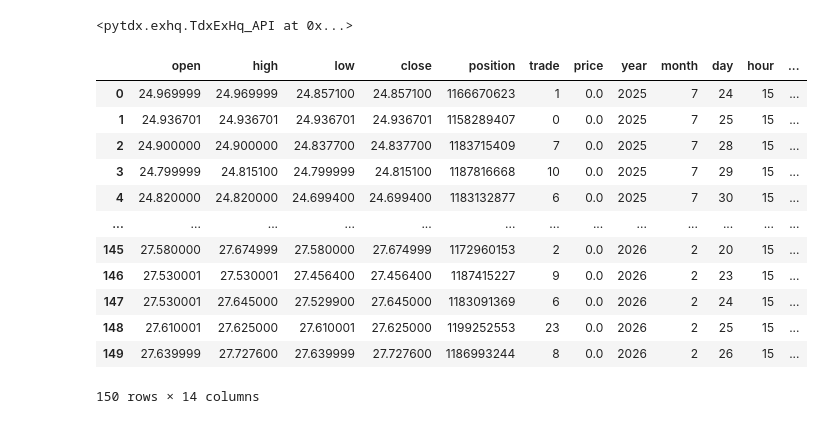
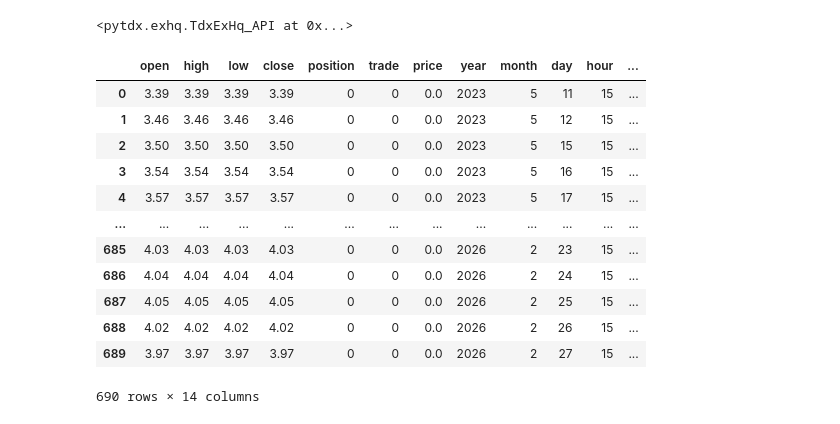
Before and after one commit to u588/app, a Jupyter notebook: AiStock/tdxFS.ipynb, the cells around one changed output. Saved outputs shown, nothing was run; the diff lists cells and outputs as text; code cells hidden in the pictures.

```diff
--- a/AiStock/tdxFS.ipynb
+++ b/AiStock/tdxFS.ipynb
@@ -119,21 +119,21 @@ eapi.connect('47.112.95.207', 7720)
 # %% [output]
 <pytdx.exhq.TdxExHq_API at 0x...>
 # %%
-api.to_df(eapi.get_instrument_bars(9,74, 'SPXD', 0, 690))
+api.to_df(eapi.get_instrument_bars(9,38, '8_ATY', 0, 690))
 # %% [output]
 |  | open | high | low | close | position | trade | price | year | month | day | hour | ... |
-| 0 | 24.969999 | 24.969999 | 24.857100 | 24.857100 | 1166670623 | 1 | 0.0 | 2025 | 7 | 24 | 15 | ... |
-| 1 | 24.936701 | 24.936701 | 24.936701 | 24.936701 | 1158289407 | 0 | 0.0 | 2025 | 7 | 25 | 15 | ... |
-| 2 | 24.900000 | 24.900000 | 24.837700 | 24.837700 | 1183715409 | 7 | 0.0 | 2025 | 7 | 28 | 15 | ... |
-| 3 | 24.799999 | 24.815100 | 24.799999 | 24.815100 | 1187816668 | 10 | 0.0 | 2025 | 7 | 29 | 15 | ... |
-| 4 | 24.820000 | 24.820000 | 24.699400 | 24.699400 | 1183132877 | 6 | 0.0 | 2025 | 7 | 30 | 15 | ... |
+| 0 | 3.39 | 3.39 | 3.39 | 3.39 | 0 | 0 | 0.0 | 2023 | 5 | 11 | 15 | ... |
+| 1 | 3.46 | 3.46 | 3.46 | 3.46 | 0 | 0 | 0.0 | 2023 | 5 | 12 | 15 | ... |
+| 2 | 3.50 | 3.50 | 3.50 | 3.50 | 0 | 0 | 0.0 | 2023 | 5 | 15 | 15 | ... |
+| 3 | 3.54 | 3.54 | 3.54 | 3.54 | 0 | 0 | 0.0 | 2023 | 5 | 16 | 15 | ... |
+| 4 | 3.57 | 3.57 | 3.57 | 3.57 | 0 | 0 | 0.0 | 2023 | 5 | 17 | 15 | ... |
 | ... | ... | ... | ... | ... | ... | ... | ... | ... | ... | ... | ... | ... |
-| 145 | 27.580000 | 27.674999 | 27.580000 | 27.674999 | 1172960153 | 2 | 0.0 | 2026 | 2 | 20 | 15 | ... |
-| 146 | 27.530001 | 27.530001 | 27.456400 | 27.456400 | 1187415227 | 9 | 0.0 | 2026 | 2 | 23 | 15 | ... |
-| 147 | 27.530001 | 27.645000 | 27.529900 | 27.645000 | 1183091369 | 6 | 0.0 | 2026 | 2 | 24 | 15 | ... |
-| 148 | 27.610001 | 27.625000 | 27.610001 | 27.625000 | 1199252553 | 23 | 0.0 | 2026 | 2 | 25 | 15 | ... |
-| 149 | 27.639999 | 27.727600 | 27.639999 | 27.727600 | 1186993244 | 8 | 0.0 | 2026 | 2 | 26 | 15 | ... |
+| 685 | 4.03 | 4.03 | 4.03 | 4.03 | 0 | 0 | 0.0 | 2026 | 2 | 23 | 15 | ... |
+| 686 | 4.04 | 4.04 | 4.04 | 4.04 | 0 | 0 | 0.0 | 2026 | 2 | 24 | 15 | ... |
+| 687 | 4.05 | 4.05 | 4.05 | 4.05 | 0 | 0 | 0.0 | 2026 | 2 | 25 | 15 | ... |
+| 688 | 4.02 | 4.02 | 4.02 | 4.02 | 0 | 0 | 0.0 | 2026 | 2 | 26 | 15 | ... |
+| 689 | 3.97 | 3.97 | 3.97 | 3.97 | 0 | 0 | 0.0 | 2026 | 2 | 27 | 15 | ... |
-150 rows × 14 columns
+690 rows × 14 columns
 # %%
 a = pd.read_excel('/home/ts/app/AiStock/indexAi.xlsx')
 b = pd.read_excel('/home/ts/app/AiStock/indexAii.xlsx')
```
Also changed, not shown: 6 other files.
